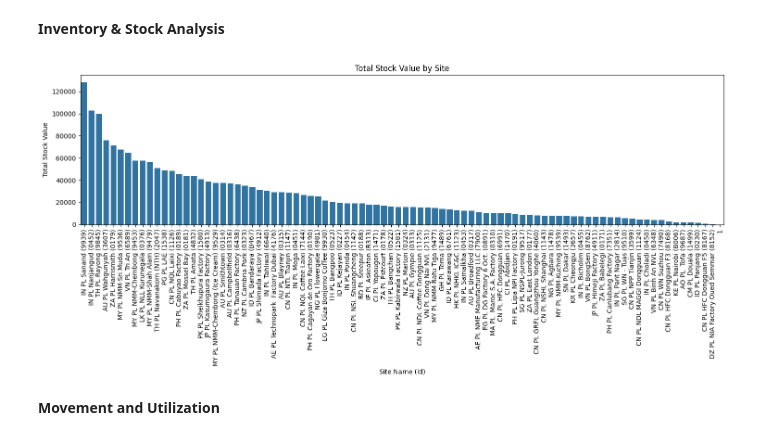
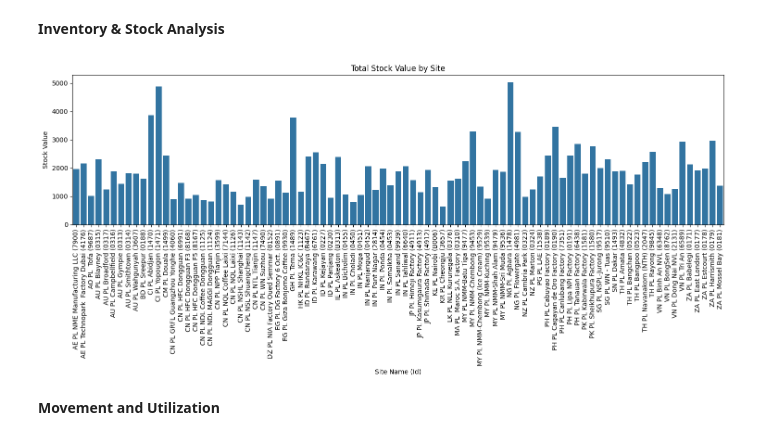
Before and after one commit to Kabir26-star/Final-Project, a Jupyter notebook: Final_Project.ipynb, the cells around one changed output. Cells and saved outputs as stored; diff of their text form; code cells hidden in the pictures.

```diff
--- a/Final_Project.ipynb
+++ b/Final_Project.ipynb
@@ -51,24 +53,19 @@ df
 # %% [markdown]
 **Inventory & Stock Analysis**
 # %%
-# Group by ' Site Name (Id) ' and calculate the sum of ' Stock Value '
-site_stock_value = df.groupby('Site Name (Id)')[' Stock Value '].sum().reset_index()
-
-# Sort the values for better visualization
-site_stock_value = site_stock_value.sort_values(by=' Stock Value ', ascending=False)
-
+#Grouping the Site Name and Finding the sum of the Stock Quantity
+site_stock_value = df[df['Site Name (Id)'] != 1].groupby('Site Name (Id)')['Stock Value'].value_counts().reset_index()
 
 # Create the bar plot
 plt.figure(figsize=(15, 7))
-sns.barplot(data=site_stock_value, x='Site Name (Id)', y=' Stock Value ')
+sns.barplot(x='Site Name (Id)', y='Stock Value', data=site_stock_value, errorbar=None)
 plt.title("Total Stock Value by Site")
 plt.xlabel("Site Name (Id)")
-plt.ylabel("Total Stock Value")
 plt.xticks(rotation=90) # Rotate x-axis labels for readability
 plt.tight_layout()
 plt.show()
 # %% [output]
-[figure, old version]
+[figure, new version]
 # %% [markdown]
 **Movement and Utilization**
 # %%
```
Also changed, not shown: parts of 6 cells of this notebook.
